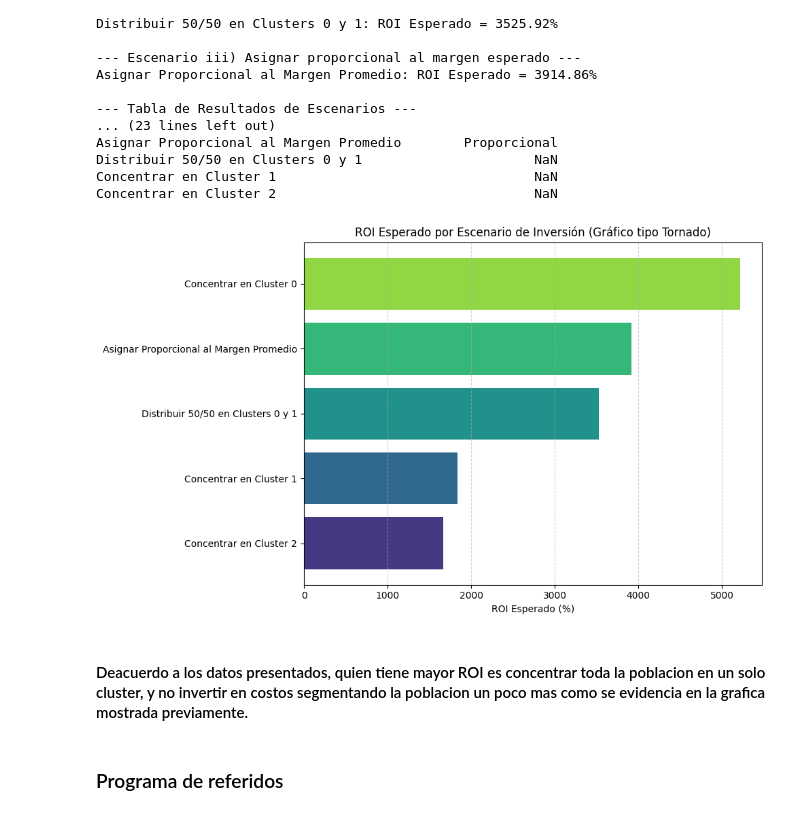
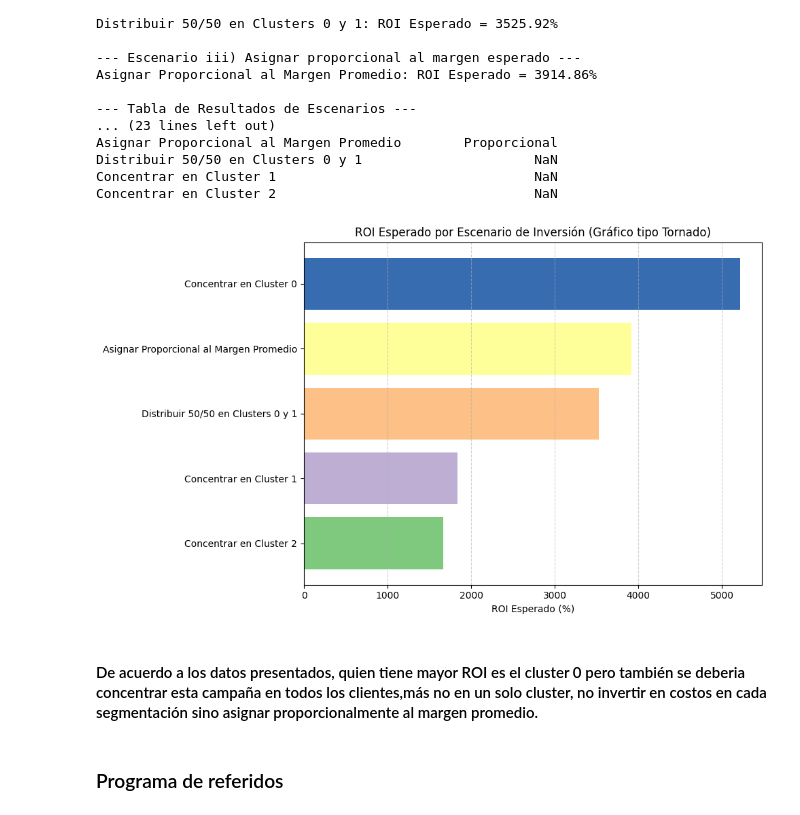
Before and after one commit to Natyrios/IntroMarketingAnalytics, a Jupyter notebook: Segundo Corte/Parcial_Final_Nataly_Ríos_análisis_de_datos.ipynb, the cells around one changed output. Drawn from its saved outputs; the diff is of its cells as text; code cells hidden in the pictures.

```diff
--- a/Segundo Corte/Parcial_Final_Nataly_Ríos_análisis_de_datos.ipynb
+++ b/Segundo Corte/Parcial_Final_Nataly_Ríos_análisis_de_datos.ipynb
@@ -19,6 +19,6 @@ clientes_segmentos  100%[===================>]   1008K  --.-KB/s    in 0.04s
 # %%
 import pandas as pd
-df = pd.read_csv('clientes_segmentos (1).csv')
+df = pd.read_csv('clientes_segmentos (1).csv.3')
 # %%
 df.head()
 # %% [output]
@@ -506,16 +513,16 @@ Concentrar en Cluster 1                                 NaN
 Concentrar en Cluster 2                                 NaN
 # %%
 plt.figure(figsize=(10, 6))
-plt.barh(datos_roi.index, datos_roi.values, color=sns.color_palette('viridis', len(datos_roi)))
+plt.barh(datos_roi.index, datos_roi.values, color=sns.color_palette('Accent', len(datos_roi)))
 plt.xlabel('ROI Esperado (%)')
 plt.title('ROI Esperado por Escenario de Inversión (Gráfico tipo Tornado)')
 plt.grid(axis='x', linestyle='--', alpha=0.6)
 plt.tight_layout()
 plt.show()
 # %% [output]
-[figure, old version]
+[figure, new version]
 # %% [markdown]
-#### Deacuerdo a los datos presentados, quien tiene mayor ROI es concentrar  toda la poblacion en un solo cluster, y no invertir en costos segmentando la poblacion un poco mas como se evidencia en la grafica mostrada previamente.
+#### De acuerdo a los datos presentados, quien tiene mayor ROI es el cluster 0 pero también se deberia concentrar esta campaña en todos los clientes,más no en un solo cluster, no invertir en costos en cada segmentación sino asignar proporcionalmente al margen promedio.
 # %% [markdown]
 ### Programa de referidos
 # %%
```
Also changed, not shown: parts of 19 cells of this notebook.
